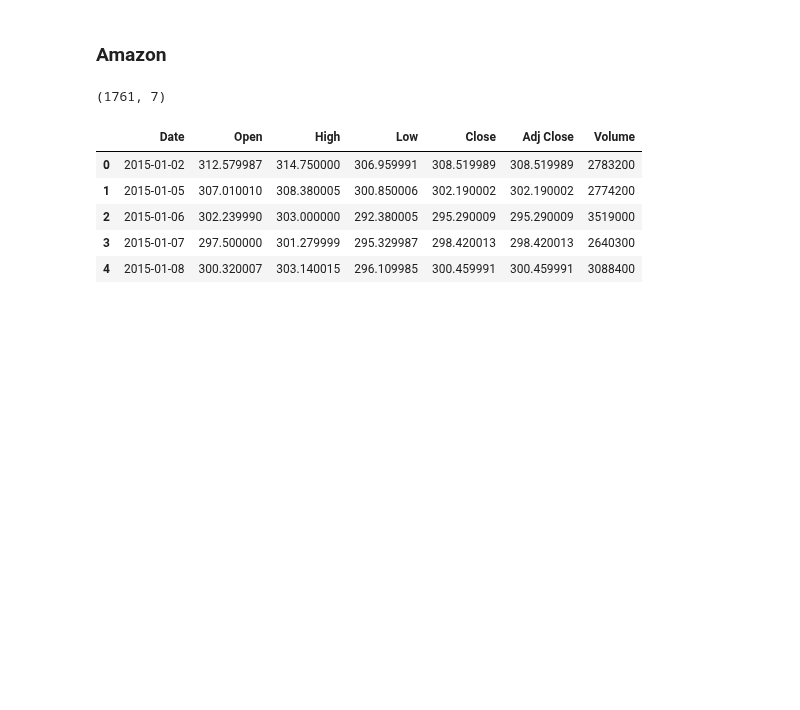
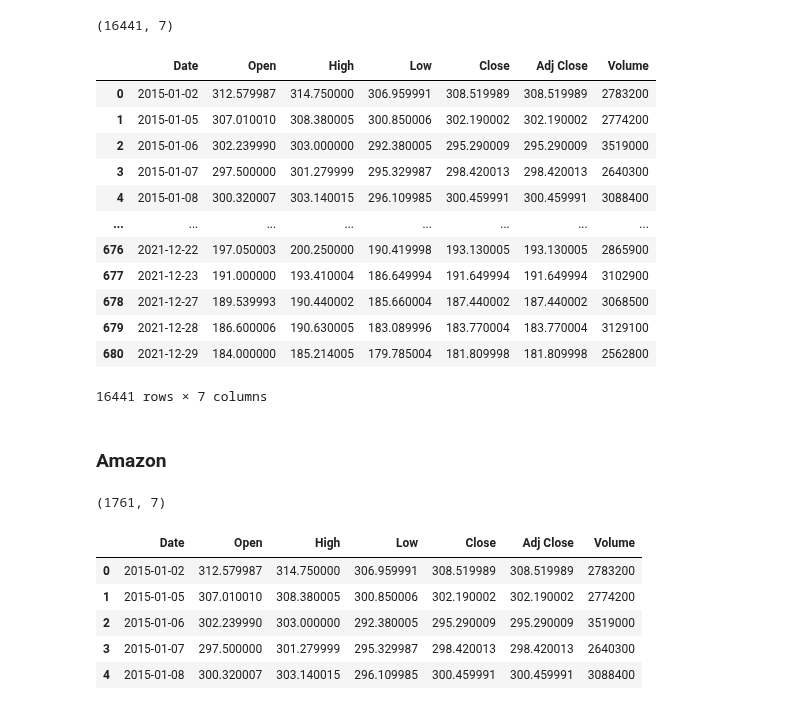
Before and after one commit to chandanabrdwj/100DaysOfML, a Jupyter notebook: historical-stock-prices-of-faang.ipynb, the cells around one changed output. Cells and saved outputs as stored; diff of their text form; code cells hidden in the pictures; blank space fills up the shorter version.

```diff
--- a/historical-stock-prices-of-faang.ipynb
+++ b/historical-stock-prices-of-faang.ipynb
@@ -16,3 +25,25 @@ zoom = pd.read_csv('../input/historical-stock-price-of-10-popular-companies/Walm
+# %%
+all_data = pd.concat([amazon,apple,facebook,google,microsoft,netflix,tesla,uber,walmart,zoom])
+# %%
+all_data.shape
+# %% [output]
+(16441, 7)
+# %%
+all_data
+# %% [output]
+|  | Date | Open | High | Low | Close | Adj Close | Volume |
+| 0 | 2015-01-02 | 312.579987 | 314.750000 | 306.959991 | 308.519989 | 308.519989 | 2783200 |
+| 1 | 2015-01-05 | 307.010010 | 308.380005 | 300.850006 | 302.190002 | 302.190002 | 2774200 |
+| 2 | 2015-01-06 | 302.239990 | 303.000000 | 292.380005 | 295.290009 | 295.290009 | 3519000 |
+| 3 | 2015-01-07 | 297.500000 | 301.279999 | 295.329987 | 298.420013 | 298.420013 | 2640300 |
+| 4 | 2015-01-08 | 300.320007 | 303.140015 | 296.109985 | 300.459991 | 300.459991 | 3088400 |
+| ... | ... | ... | ... | ... | ... | ... | ... |
+| 676 | 2021-12-22 | 197.050003 | 200.250000 | 190.419998 | 193.130005 | 193.130005 | 2865900 |
+| 677 | 2021-12-23 | 191.000000 | 193.410004 | 186.649994 | 191.649994 | 191.649994 | 3102900 |
+| 678 | 2021-12-27 | 189.539993 | 190.440002 | 185.660004 | 187.440002 | 187.440002 | 3068500 |
+| 679 | 2021-12-28 | 186.600006 | 190.630005 | 183.089996 | 183.770004 | 183.770004 | 3129100 |
+| 680 | 2021-12-29 | 184.000000 | 185.214005 | 179.785004 | 181.809998 | 181.809998 | 2562800 |
+16441 rows × 7 columns
 # %% [markdown]
 ### Amazon
 # %%
```
Also changed, not shown: parts of 5 cells of this notebook.
